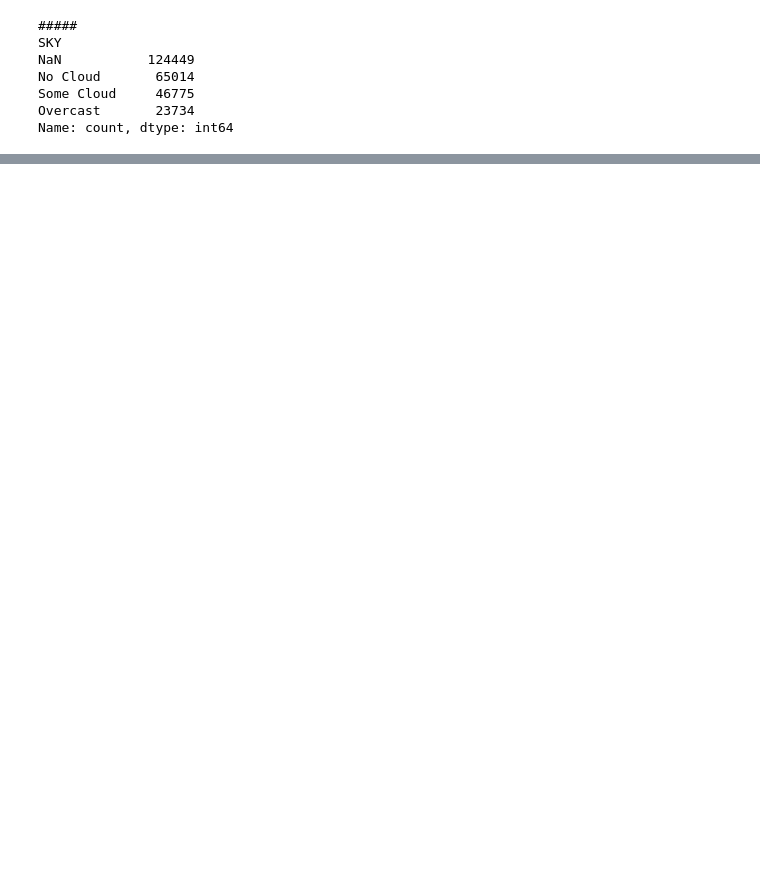
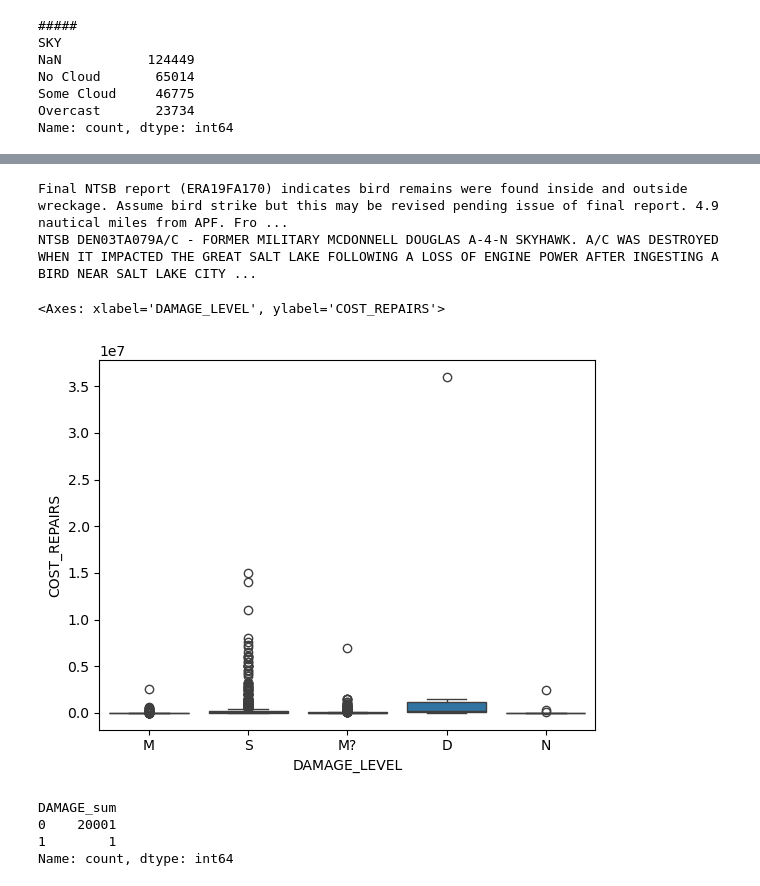
Before and after one commit to hj-22/2025-1-DM_Proj, a Jupyter notebook: try.ipynb, the cells around one changed output, grey strips where cells are left out. Drawn from its saved outputs; the diff is of its cells as text; code cells hidden in the pictures; blank space fills up the shorter version.

```diff
--- a/try.ipynb
+++ b/try.ipynb
@@ -172,0 +435,21 @@ data['INCIDENT_YEAR'].hist()
+# %%
+for text in data[(data['DAMAGE_sum'] == 1) & (data['DAMAGE_LEVEL']=='D')]['REMARKS']:
+    print(text)
+# %% [output]
+Final NTSB report (ERA19FA170) indicates bird remains were found inside and outside wreckage. Assume bird strike but this may be revised pending issue of final report. 4.9 nautical miles from APF. Fro ...
+NTSB DEN03TA079A/C - FORMER MILITARY MCDONNELL DOUGLAS A-4-N SKYHAWK. A/C WAS DESTROYED WHEN IT IMPACTED THE GREAT SALT LAKE FOLLOWING A LOSS OF ENGINE POWER AFTER INGESTING A BIRD NEAR SALT LAKE CITY ...
+# %%
+import seaborn as sns
+
+sns.boxplot(x='DAMAGE_LEVEL', y='COST_REPAIRS', data=data[~data['COST_REPAIRS'].isna()])
+# %% [output]
+<Axes: xlabel='DAMAGE_LEVEL', ylabel='COST_REPAIRS'>
+[figure, added]
+# %%
+data[data['DAMAGE_LEVEL'].isna()]['DAMAGE_sum'].value_counts()
+# 모두 데미지 0이고 1개만 1
+# %% [output]
+DAMAGE_sum
+0    20001
+1        1
+Name: count, dtype: int64
```
Also changed, not shown: parts of 73 cells of this notebook, 4 other files.
